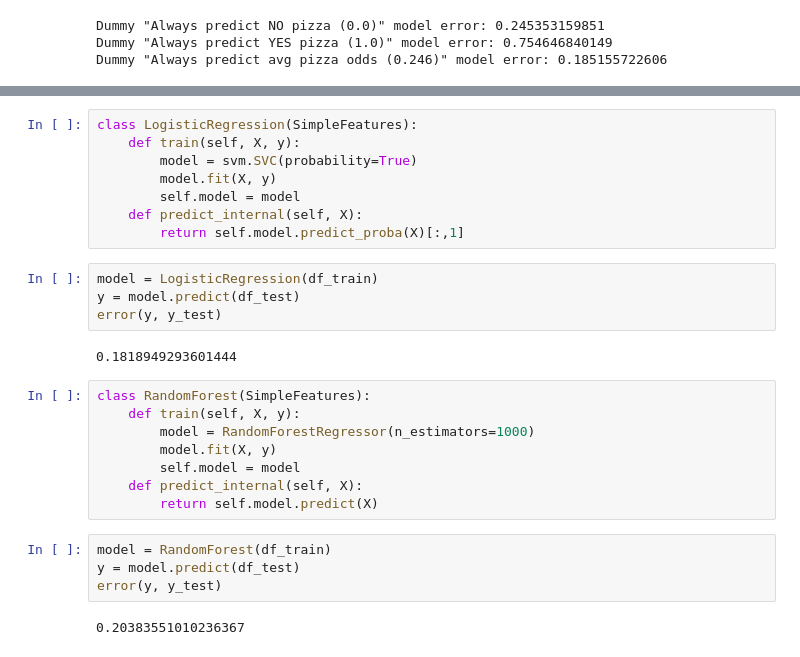
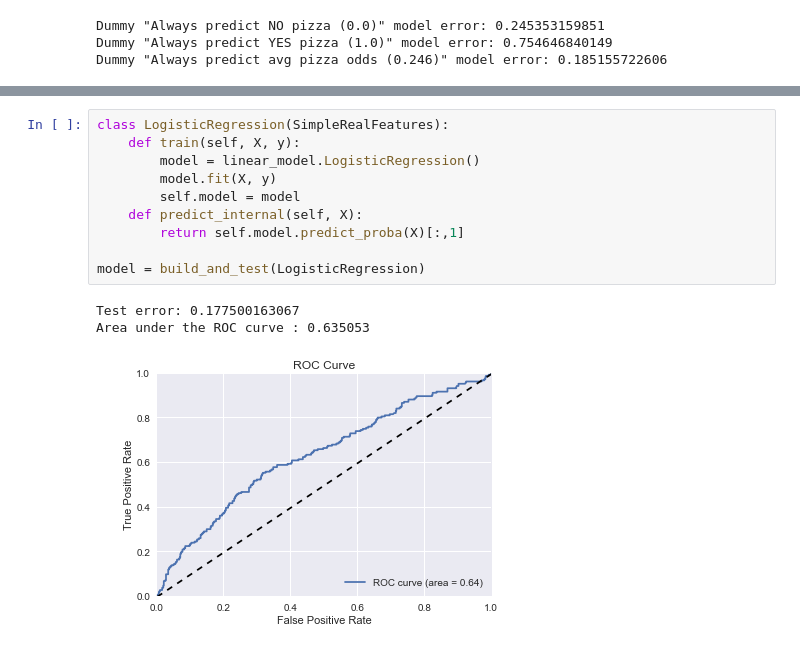
Before and after one commit to anantzoid/kaggle-pizza, a Jupyter notebook: Everett - Modelling.ipynb, the cells around one changed output, grey strips where cells are left out. Saved outputs shown, nothing was run; the diff lists cells and outputs as text.

```diff
--- a/Everett - Modelling.ipynb
+++ b/Everett - Modelling.ipynb
@@ -105,28 +166,14 @@ class SimpleFeatures(Model):
 # %%
-class LogisticRegression(SimpleFeatures):
+class LogisticRegression(SimpleRealFeatures):
     def train(self, X, y):
-        model = svm.SVC(probability=True)
+        model = linear_model.LogisticRegression()
         model.fit(X, y)
         self.model = model
     def predict_internal(self, X):
         return self.model.predict_proba(X)[:,1]
+
+model = build_and_test(LogisticRegression)
+# %% [output]
+Test error: 0.177500163067
+Area under the ROC curve : 0.635053
+[figure, added]
-# %%
-model = LogisticRegression(df_train)
-y = model.predict(df_test)
-error(y, y_test)
-# %% [output]
-0.1818949293601444
-# %%
-class RandomForest(SimpleFeatures):
-    def train(self, X, y):
-        model = RandomForestRegressor(n_estimators=1000)
-        model.fit(X, y)
-        self.model = model
-    def predict_internal(self, X):
-        return self.model.predict(X)
-# %%
-model = RandomForest(df_train)
-y = model.predict(df_test)
-error(y, y_test)
-# %% [output]
-0.20383551010236367
```
Also changed, not shown: parts of 9 cells of this notebook.
